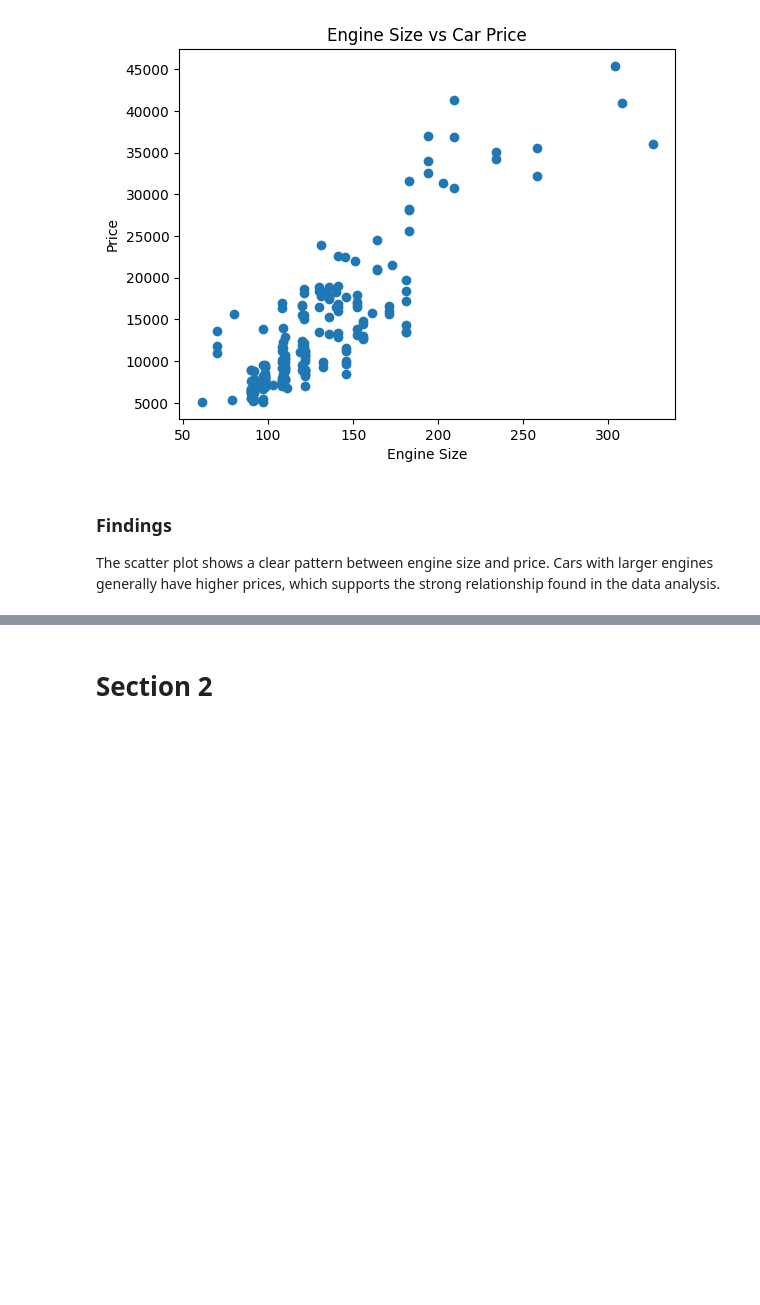
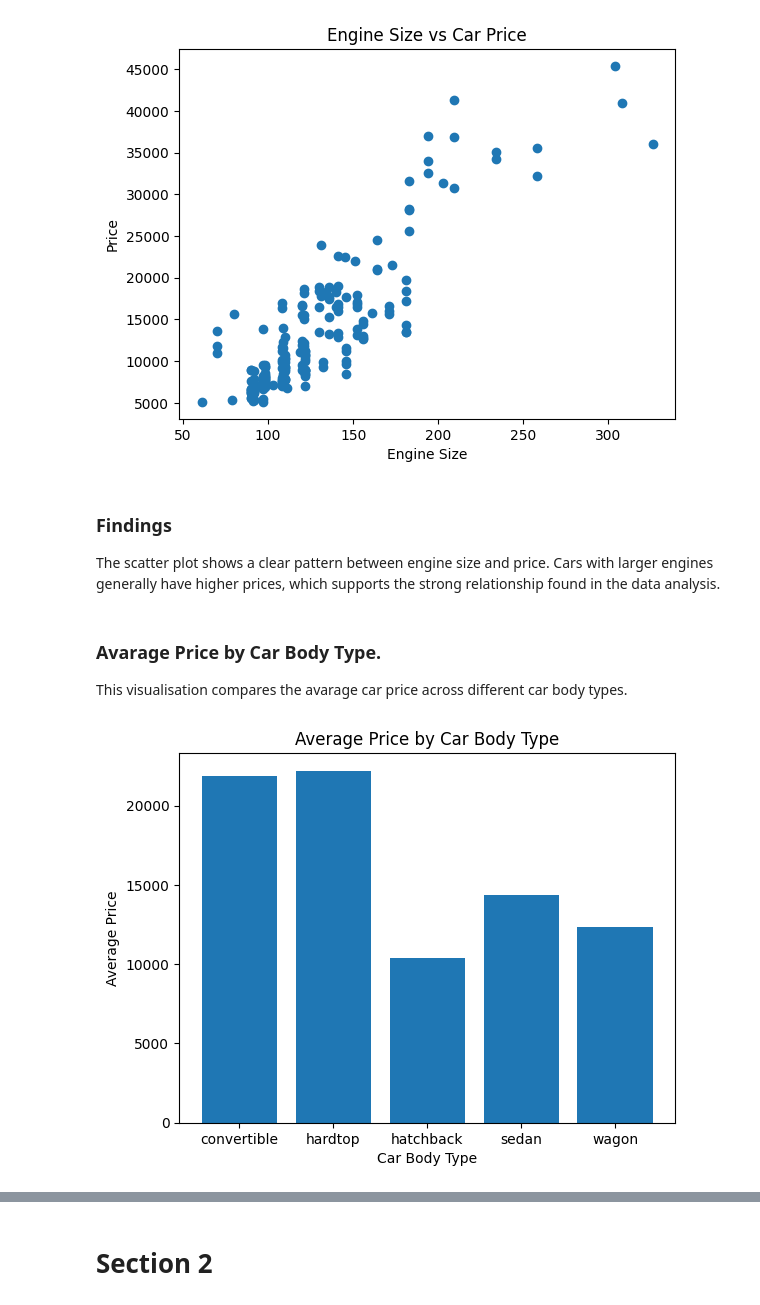
Before and after one commit to LieneRubule/Car-Prices-Analysis-Project-1, a Jupyter notebook: jupyter_notebooks/03_Data_Visualisation.ipynb, the cells around one changed output, grey strips where cells are left out. Drawn from its saved outputs; the diff is of its cells as text; code cells hidden in the pictures; blank space fills up the shorter version.

Commit message:
Add average price by car body type visualisation.

```diff
--- a/jupyter_notebooks/03_Data_Visualisation.ipynb
+++ b/jupyter_notebooks/03_Data_Visualisation.ipynb
@@ -121,3 +121,23 @@ plt.show()
 ### Findings
 
 The scatter plot shows a clear pattern between engine size and price. Cars with larger engines generally have higher prices, which supports the strong relationship found in the data analysis.
+# %% [markdown]
+### Avarage Price by Car Body Type.
+
+This visualisation compares the avarage car price across different car body types.
+# %%
+# Calculate the avarage price for each car body type.
+# Code referanced from LMS and ChatGPT.
+average_price=df.groupby('carbody')['price'].mean()
+
+# Create a bar chart
+# Code referanced from LMS and ChatGPT.
+plt.bar(average_price.index,average_price.values)
+
+plt.xlabel('Car Body Type')
+plt.ylabel('Average Price')
+plt.title('Average Price by Car Body Type')
+
+plt.show()
+# %% [output]
+[figure, added]
```
Also changed, not shown: parts of 1 cell of this notebook.
